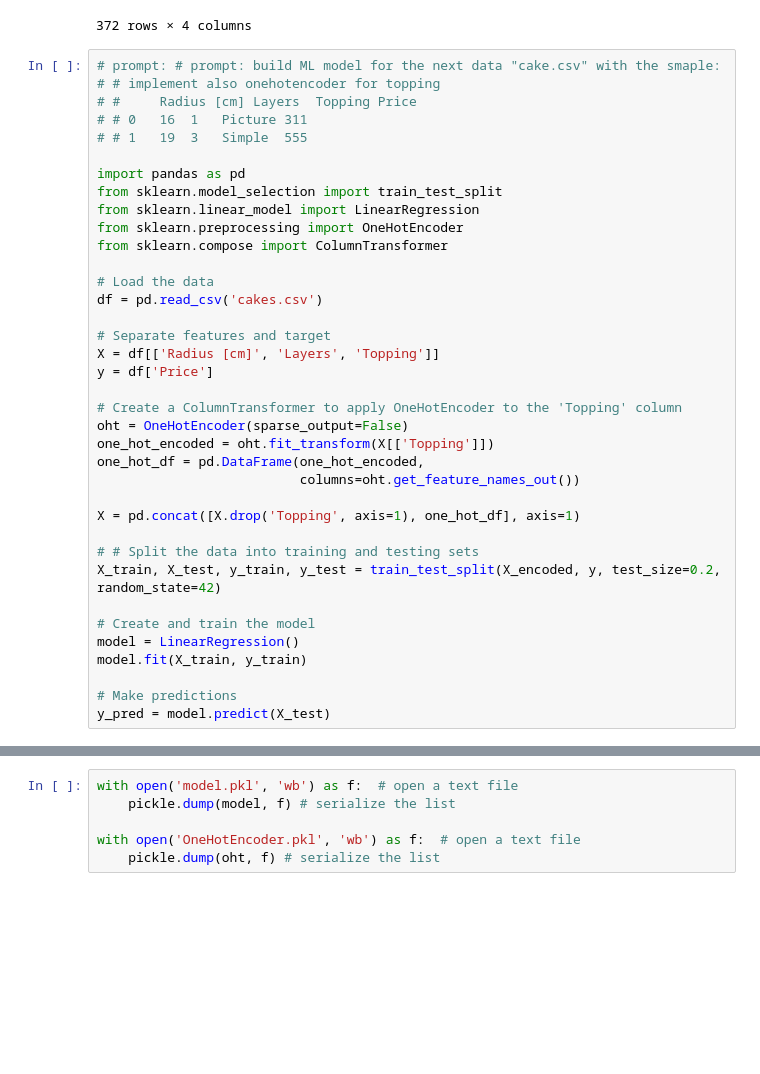
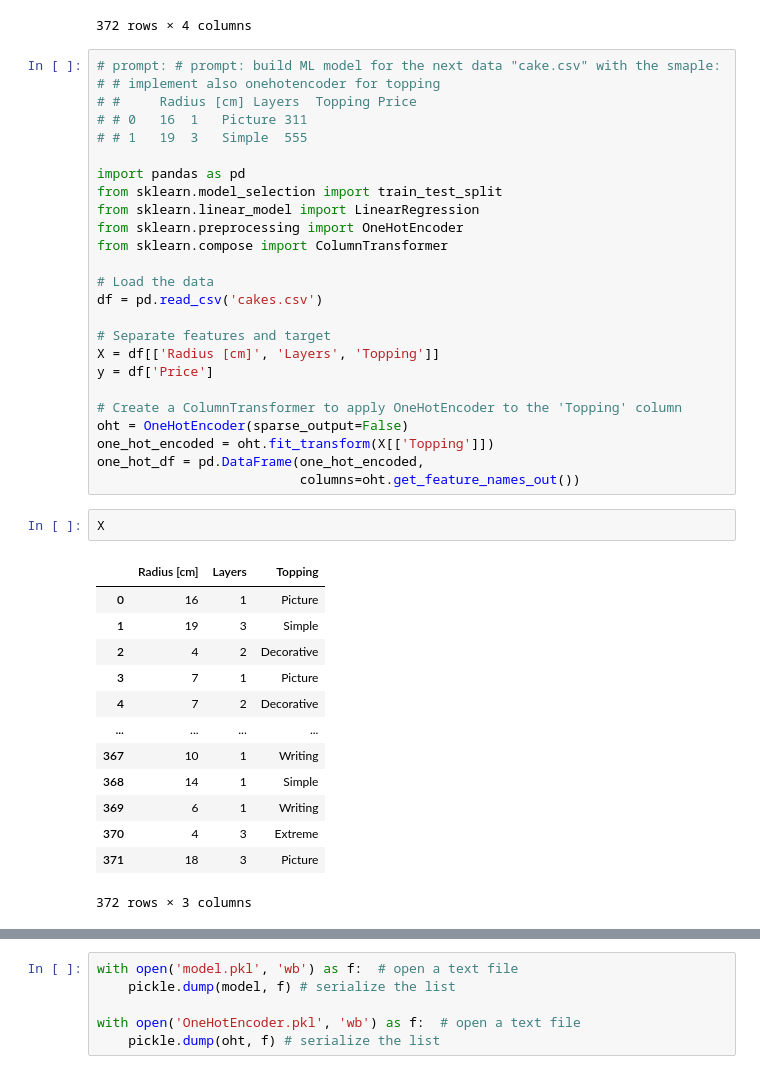
Before and after one commit to Sergendel/Cake_Flask_api, a Jupyter notebook: notebook/cakes_model.ipynb, the cells around one changed output, grey strips where cells are left out. Drawn from its saved outputs; the diff is of its cells as text; blank space fills up the shorter version.

```diff
--- a/notebook/cakes_model.ipynb
+++ b/notebook/cakes_model.ipynb
@@ -42,15 +42,19 @@ oht = OneHotEncoder(sparse_output=False)
 one_hot_encoded = oht.fit_transform(X[['Topping']])
 one_hot_df = pd.DataFrame(one_hot_encoded,
                           columns=oht.get_feature_names_out())
-
-X = pd.concat([X.drop('Topping', axis=1), one_hot_df], axis=1)
-
-# # Split the data into training and testing sets
-X_train, X_test, y_train, y_test = train_test_split(X_encoded, y, test_size=0.2, random_state=42)
-
-# Create and train the model
-model = LinearRegression()
-model.fit(X_train, y_train)
-
-# Make predictions
-y_pred = model.predict(X_test)
+# %%
+X
+# %% [output]
+|  | Radius [cm] | Layers | Topping |
+| 0 | 16 | 1 | Picture |
+| 1 | 19 | 3 | Simple |
+| 2 | 4 | 2 | Decorative |
+| 3 | 7 | 1 | Picture |
+| 4 | 7 | 2 | Decorative |
+| ... | ... | ... | ... |
+| 367 | 10 | 1 | Writing |
+| 368 | 14 | 1 | Simple |
+| 369 | 6 | 1 | Writing |
+| 370 | 4 | 3 | Extreme |
+| 371 | 18 | 3 | Picture |
+372 rows × 3 columns
```
Also changed, not shown: parts of 10 cells of this notebook, 9 other files.
